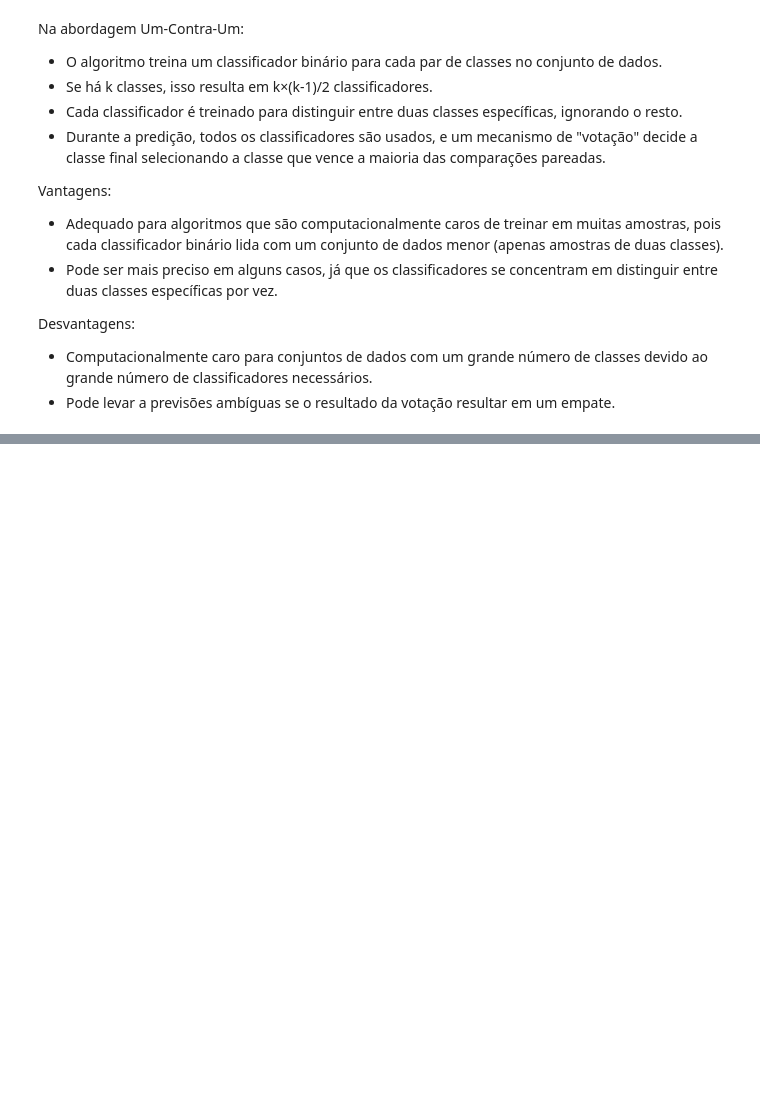
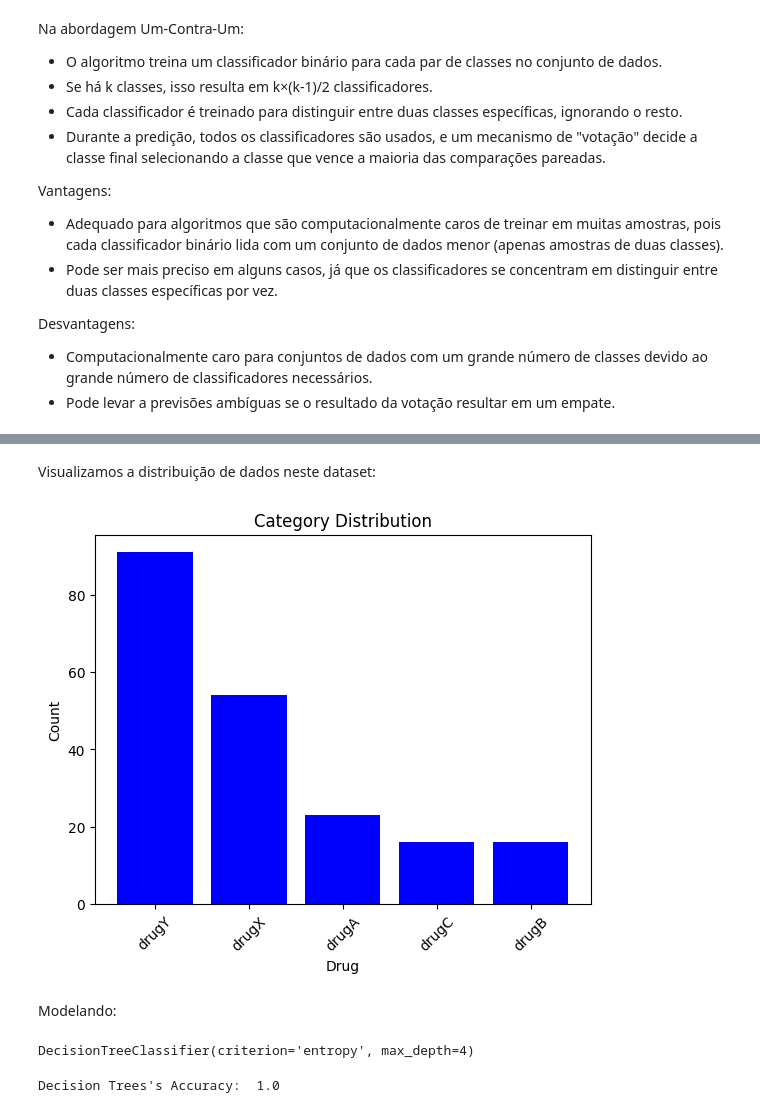
Before and after one commit to henriqueluza/fundamentos-python-data-science, a Jupyter notebook: Machine-Learning.ipynb, the cells around one changed output, grey strips where cells are left out. Saved outputs shown, nothing was run; the diff lists cells and outputs as text; code cells hidden in the pictures; blank space fills up the shorter version.

```diff
--- a/Machine-Learning.ipynb
+++ b/Machine-Learning.ipynb
@@ -1011,0 +1096,17 @@ Desvantagens:
+# %%
+import numpy as np
+import pandas as pd
+from matplotlib import pyplot as plt
+from sklearn.preprocessing import LabelEncoder
+from sklearn.model_selection import train_test_split
+from sklearn.tree import DecisionTreeClassifier, plot_tree
+from sklearn import metrics
+
+%matplotlib inline
+
+import warnings
+warnings.filterwarnings('ignore')
+
+path= 'https://cf-courses-data.s3.us.cloud-object-storage.appdomain.cloud/IBMDeveloperSkillsNetwork-ML0101EN-SkillsNetwork/labs/Module%203/data/drug200.csv'
+my_data = pd.read_csv(path)
+my_data
@@ -1011,0 +1129,6 @@ Desvantagens:
+# %%
+label_encoder = LabelEncoder()
+my_data['Sex'] = label_encoder.fit_transform(my_data['Sex'])
+my_data['BP'] = label_encoder.fit_transform(my_data['BP'])
+my_data['Cholesterol'] = label_encoder.fit_transform(my_data['Cholesterol'])
+my_data
@@ -1011,0 +1159,4 @@ Desvantagens:
+# %%
+custom_map = {'drugA':0,'drugB':1,'drugC':2,'drugX':3,'drugY':4}
+my_data['Drug_num'] = my_data['Drug'].map(custom_map)
+my_data
@@ -1011,0 +1177,16 @@ Desvantagens:
+# %% [markdown]
+Visualizamos a distribuição de dados neste dataset:
+# %%
+category_counts = my_data['Drug'].value_counts()
+
+# Plot the count plot
+plt.bar(category_counts.index, category_counts.values, color='blue')
+plt.xlabel('Drug')
+plt.ylabel('Count')
+plt.title('Category Distribution')
+plt.xticks(rotation=45)  # Rotate labels for better readability if needed
+plt.show()
+# %% [output]
+[figure, added]
+# %% [markdown]
+Modelando:
@@ -1011,0 +1198,10 @@ Desvantagens:
+# %%
+drugTree = DecisionTreeClassifier(criterion="entropy", max_depth = 4)
+drugTree.fit(X_trainset,y_trainset)
+# %% [output]
+DecisionTreeClassifier(criterion='entropy', max_depth=4)
+# %%
+tree_predictions = drugTree.predict(X_testset)
+print("Decision Trees's Accuracy: ", metrics.accuracy_score(y_testset, tree_predictions))
+# %% [output]
+Decision Trees's Accuracy:  1.0
```
Also changed, not shown: parts of 16 cells of this notebook.
